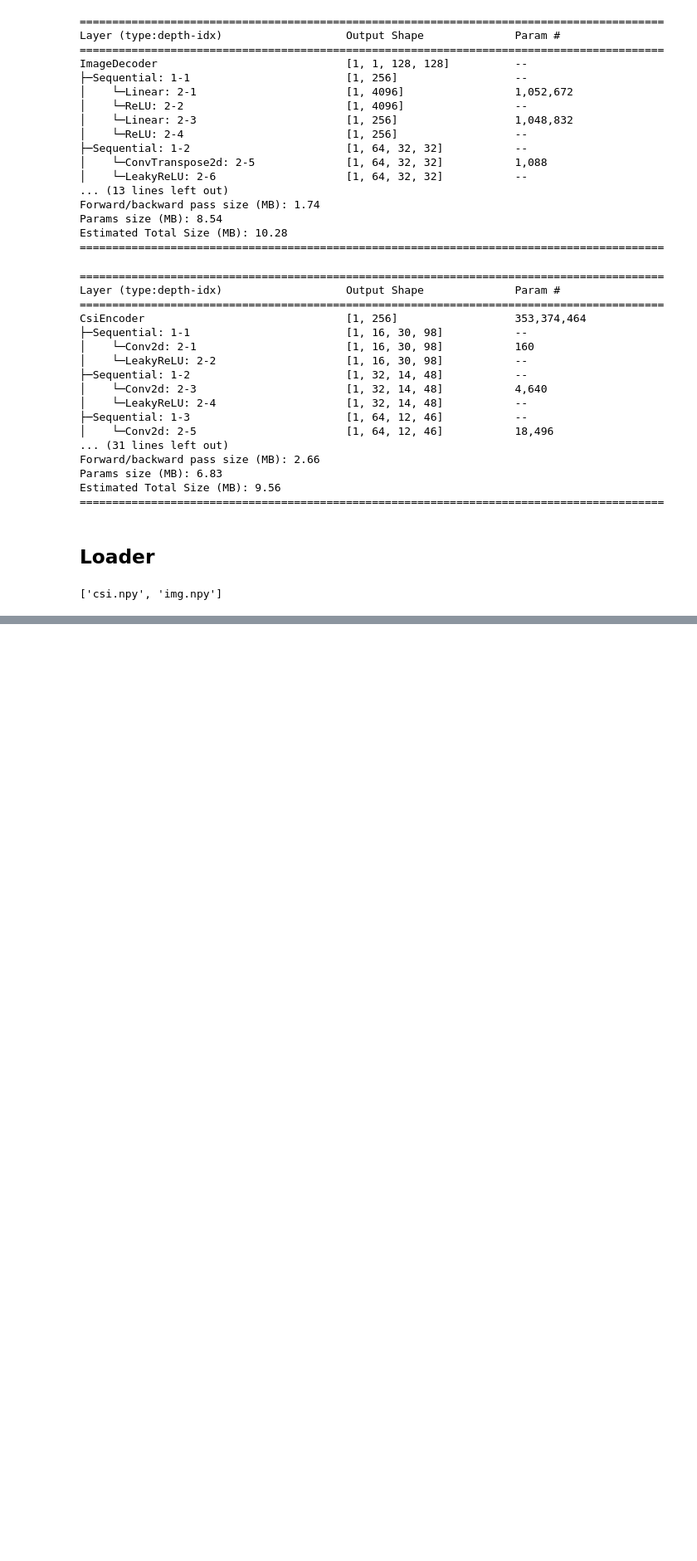
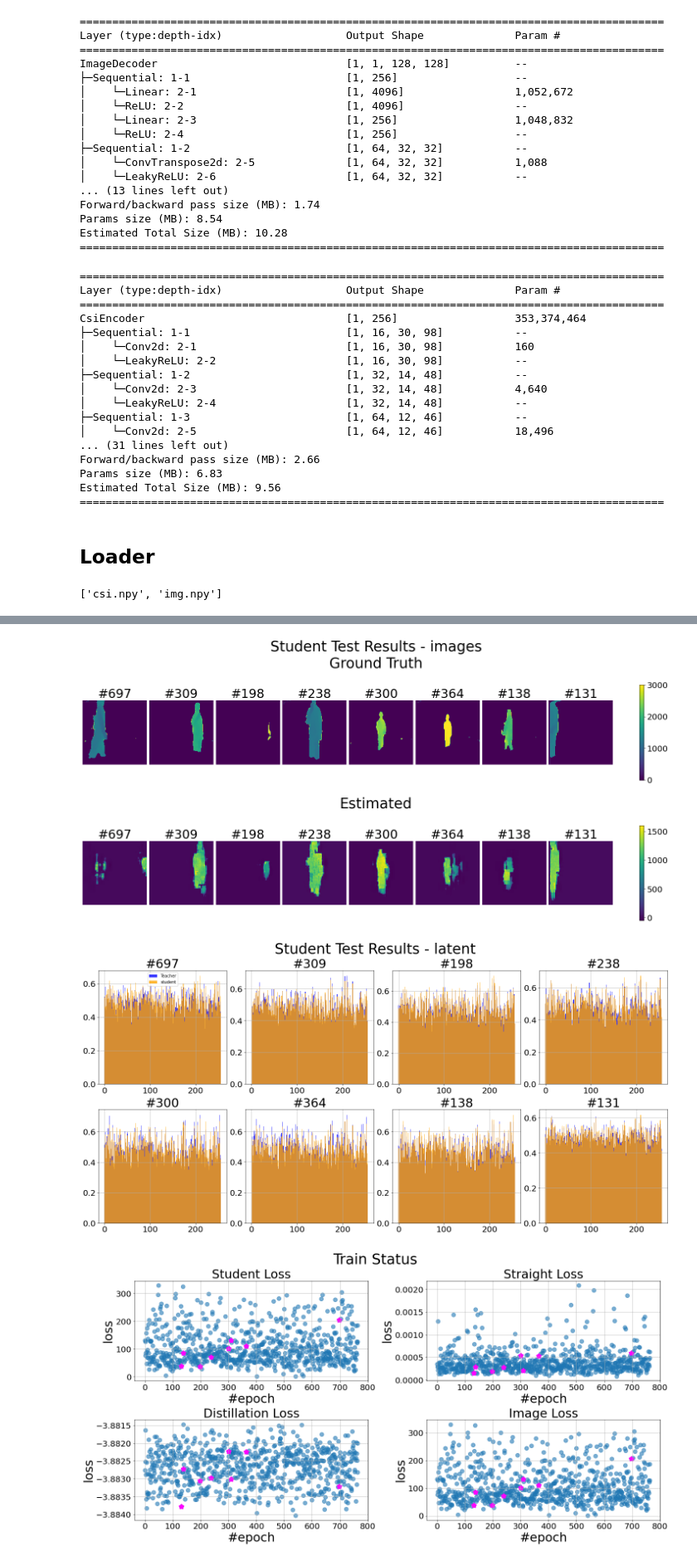
Before and after one commit to MilkywayCocktail/CSI-Imaging, a Jupyter notebook: Script-TeacherStudent.ipynb, the cells around one changed output, grey strips where cells are left out. Shown at 83% size. Drawn from its saved outputs; the diff is of its cells as text; code cells hidden in the pictures; blank space fills up the shorter version.

```diff
--- a/Script-TeacherStudent.ipynb
+++ b/Script-TeacherStudent.ipynb
@@ -143,4 +165,8 @@ trainer.test_student()
 # %%
+# Final outputs
 %matplotlib inline
-plt.rcParams["figure.figsize"] = (20, 10)
 trainer.plot_student_test()
+# %% [output]
+[figure, added]
+[figure, added]
+[figure, added]
```
Also changed, not shown: parts of 10 cells of this notebook.
